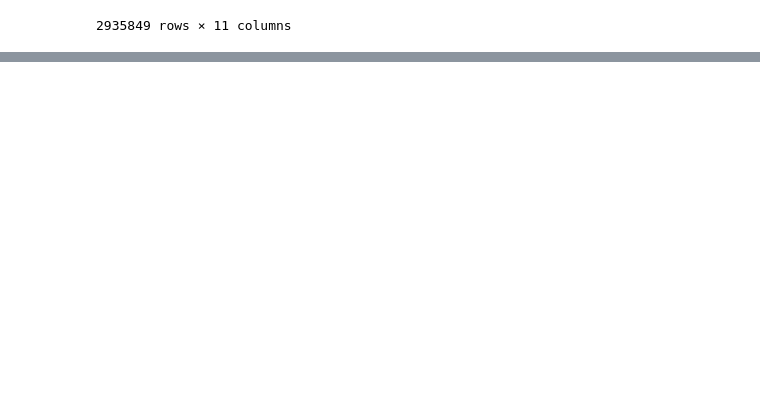
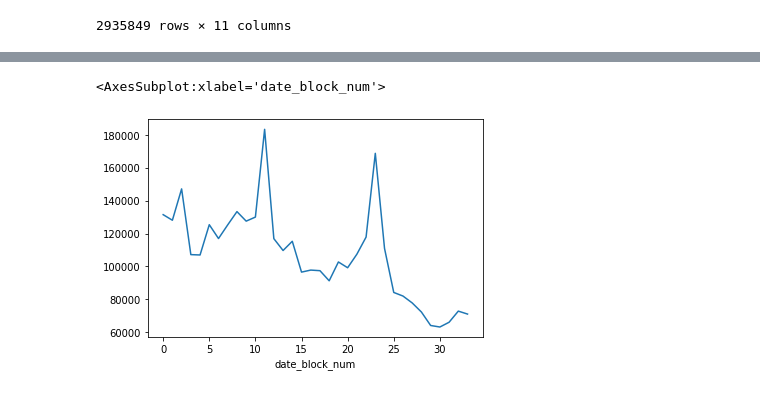
Before and after one commit to SabeehRaza-DS/FutureSales_Project, a Jupyter notebook: sales_prediction.ipynb, the cells around one changed output, grey strips where cells are left out. Cells and saved outputs as stored; diff of their text form; code cells hidden in the pictures; blank space fills up the shorter version.

Commit message:
sales

```diff
--- a/sales_prediction.ipynb
+++ b/sales_prediction.ipynb
@@ -353,3 +356,5 @@ df_tr_data.loc[:,'day'] = df_tr_data.date.dt.day
 df_tr_data.loc[:,'weekday'] = df_tr_data.date.dt.day_name()
 df_tr_data.loc[:,'month'] = df_tr_data.date.dt.month_name()
 df_tr_data.loc[:,'year'] = df_tr_data.date.dt.year
+
+df_tr_data.loc[:,'MONTH'] = df_tr_data.date.dt.month
@@ -371,0 +361,3 @@ df_tr_data
+# %%
+df_tr_data = df_tr_data.sort_values(by=['date_block_num'], ascending = True)
+df_tr_data
@@ -371,0 +378,6 @@ df_tr_data
+# %%
+sales_by_month = df_tr_data.groupby(['date_block_num'])['item_cnt_day'].sum()
+sales_by_month.plot()
+# %% [output]
+<AxesSubplot:xlabel='date_block_num'>
+[figure, added]
```
Also changed, not shown: parts of 10 cells of this notebook.
